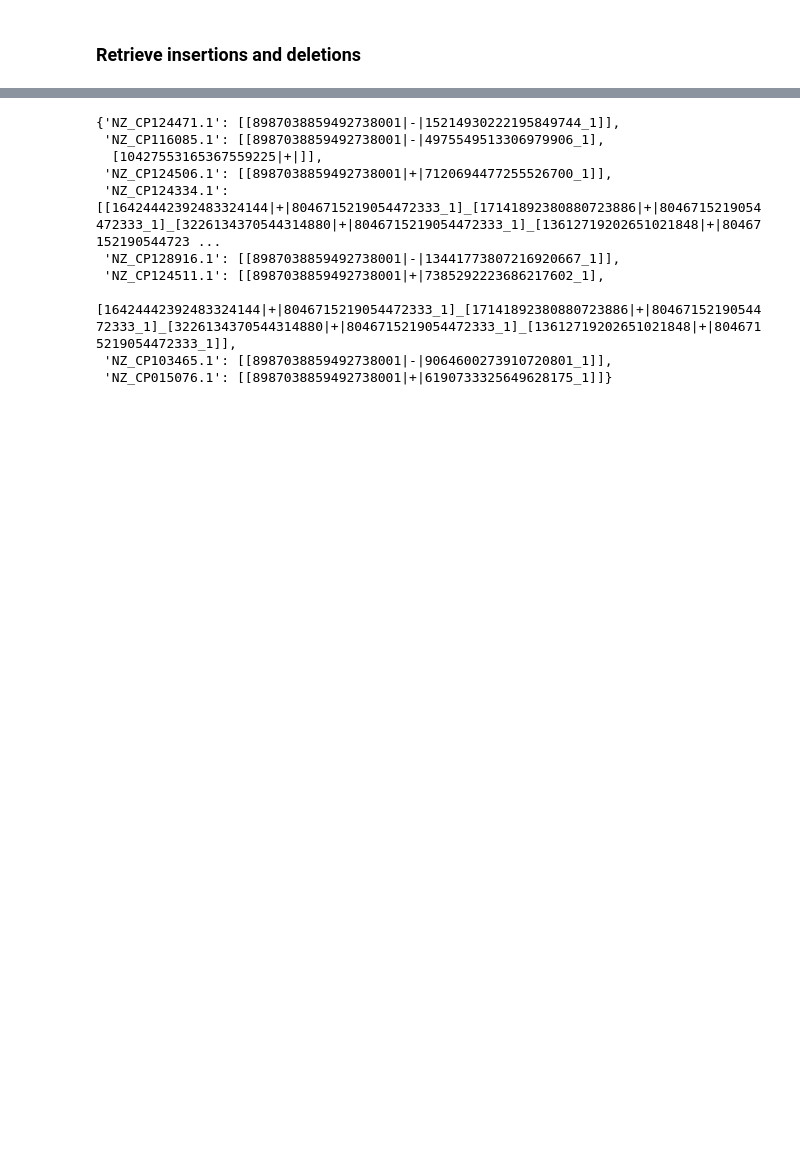
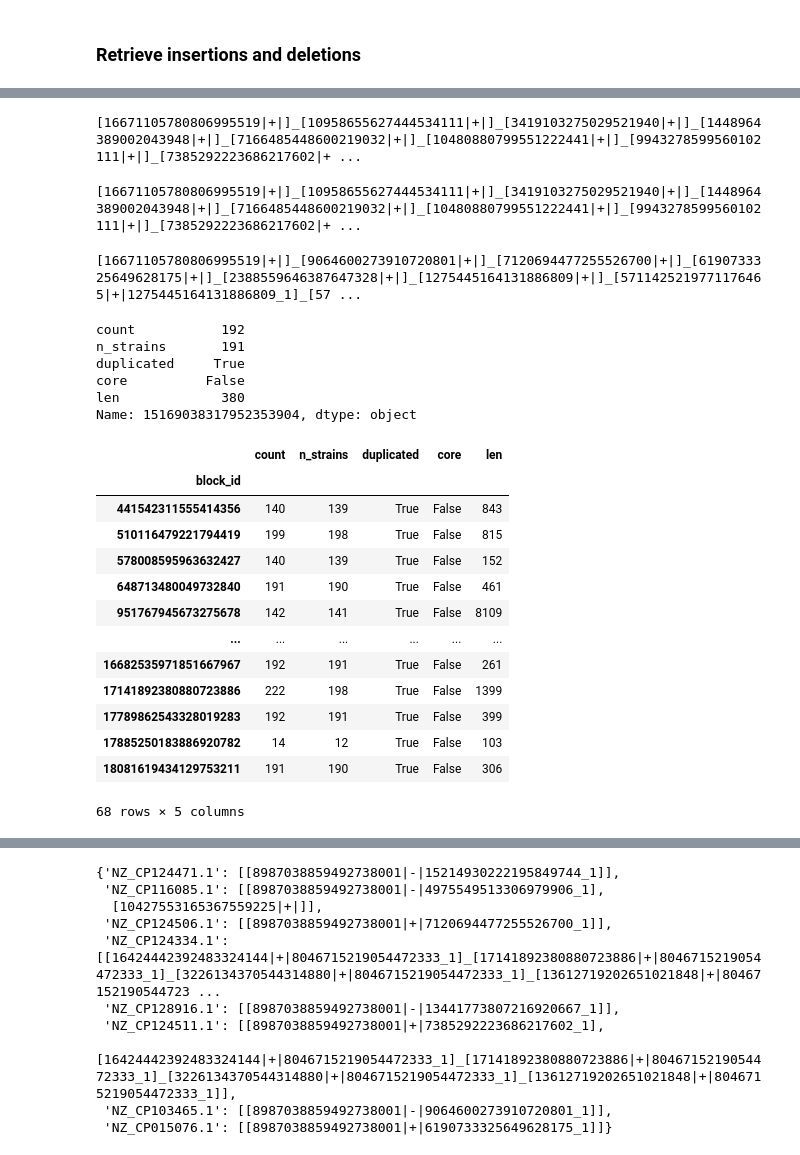
Before and after one commit to marie3003/junction_dataset, a Jupyter notebook: explore/analyze_junction_block_trees.ipynb, the cells around one changed output, grey strips where cells are left out. Saved outputs shown, nothing was run; the diff lists cells and outputs as text; code cells hidden in the pictures; blank space fills up the shorter version.

```diff
--- a/explore/analyze_junction_block_trees.ipynb
+++ b/explore/analyze_junction_block_trees.ipynb
@@ -110,3 +110,45 @@ treeknit block_16671105780806995519_aln_isonames.tree block_18146406109094649449
+# %%
+path_dict_renum['NZ_CP103562.1']
+# %% [output]
+[16671105780806995519|+|]_[10958655627444534111|+|]_[3419103275029521940|+|]_[1448964389002043948|+|]_[7166485448600219032|+|]_[10480880799551222441|+|]_[9943278599560102111|+|]_[7385292223686217602|+ ...
+# %%
+consensus_paths_plotting_renum[0]
+# %% [output]
+[16671105780806995519|+|]_[10958655627444534111|+|]_[3419103275029521940|+|]_[1448964389002043948|+|]_[7166485448600219032|+|]_[10480880799551222441|+|]_[9943278599560102111|+|]_[7385292223686217602|+ ...
+# %%
+consensus_paths_plotting[4]
+# %% [output]
+[16671105780806995519|+|]_[9064600273910720801|+|]_[7120694477255526700|+|]_[6190733325649628175|+|]_[2388559646387647328|+|]_[1275445164131886809|+|]_[5711425219771176465|+|1275445164131886809_1]_[57 ...
+# %%
+example_junction = "RYYAQMEJGY_r__ZTHKZYHPIX_f" # junction has 216 isolates
+example_pangraph = pp.Pangraph.from_json(f"../results/junction_pangraphs/{example_junction}.json")
+blockstats_df = example_pangraph.to_blockstats_df()
+# %%
+blockstats_df.loc[15169038317952353904]
+# %% [output]
+count           192
+n_strains       191
+duplicated     True
+core          False
+len             380
+Name: 15169038317952353904, dtype: object
+# %%
+blockstats_df[blockstats_df['duplicated']]
+# %% [output]
+|  | count | n_strains | duplicated | core | len |
+| block_id |  |  |  |  |  |
+| 441542311555414356 | 140 | 139 | True | False | 843 |
+| 510116479221794419 | 199 | 198 | True | False | 815 |
+| 578008595963632427 | 140 | 139 | True | False | 152 |
+| 648713480049732840 | 191 | 190 | True | False | 461 |
+| 951767945673275678 | 142 | 141 | True | False | 8109 |
+| ... | ... | ... | ... | ... | ... |
+| 16682535971851667967 | 192 | 191 | True | False | 261 |
+| 17141892380880723886 | 222 | 198 | True | False | 1399 |
+| 17789862543328019283 | 192 | 191 | True | False | 399 |
+| 17885250183886920782 | 14 | 12 | True | False | 103 |
+| 18081619434129753211 | 191 | 190 | True | False | 306 |
+68 rows × 5 columns
 # %%
 example_junction = "RYYAQMEJGY_r__ZTHKZYHPIX_f" # junction has 216 isolates
 example_pangraph = pp.Pangraph.from_json(f"../results/junction_pangraphs/{example_junction}.json")
```
Also changed, not shown: parts of 13 cells of this notebook, 7 other files.
